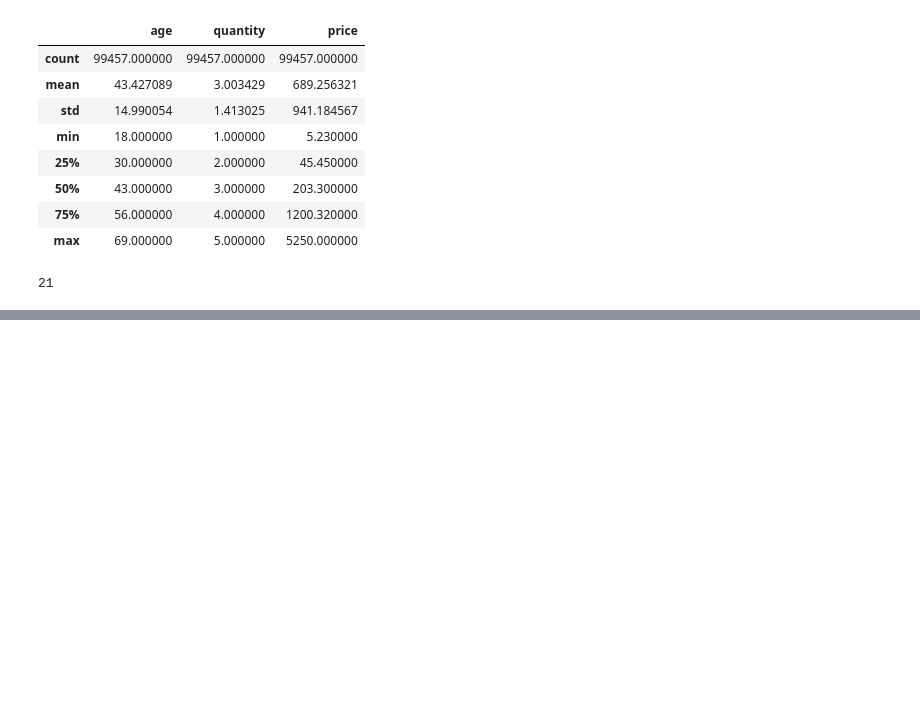
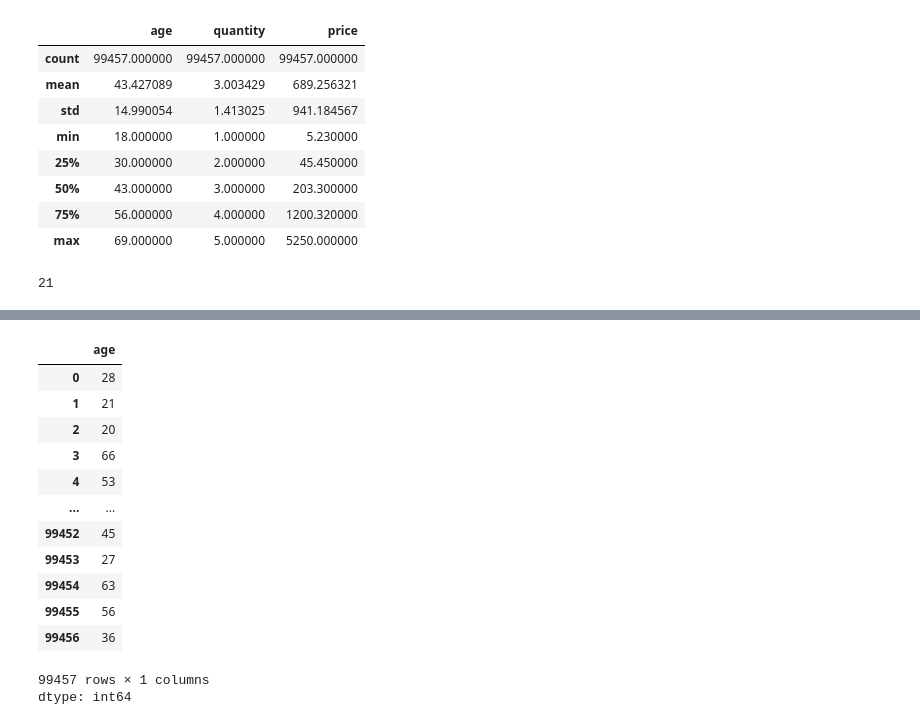
Before and after one commit to Dhinesh-Fedor/Python---Basics, a Jupyter notebook: Python_Basics_18(Data Wrangling with Pandas).ipynb, the cells around one changed output, grey strips where cells are left out. Cells and saved outputs as stored; diff of their text form; code cells hidden in the pictures; blank space fills up the shorter version.

```diff
--- a/Python_Basics_18(Data Wrangling with Pandas).ipynb
+++ b/Python_Basics_18(Data Wrangling with Pandas).ipynb
@@ -241,0 +266,19 @@ ds['age'].iloc[1]
+# %%
+#displaying particular column
+
+ds['age']
+# %% [output]
+|  | age |
+| 0 | 28 |
+| 1 | 21 |
+| 2 | 20 |
+| 3 | 66 |
+| 4 | 53 |
+| ... | ... |
+| 99452 | 45 |
+| 99453 | 27 |
+| 99454 | 63 |
+| 99455 | 56 |
+| 99456 | 36 |
+99457 rows × 1 columns
+dtype: int64
```
Also changed, not shown: parts of 7 cells of this notebook.
